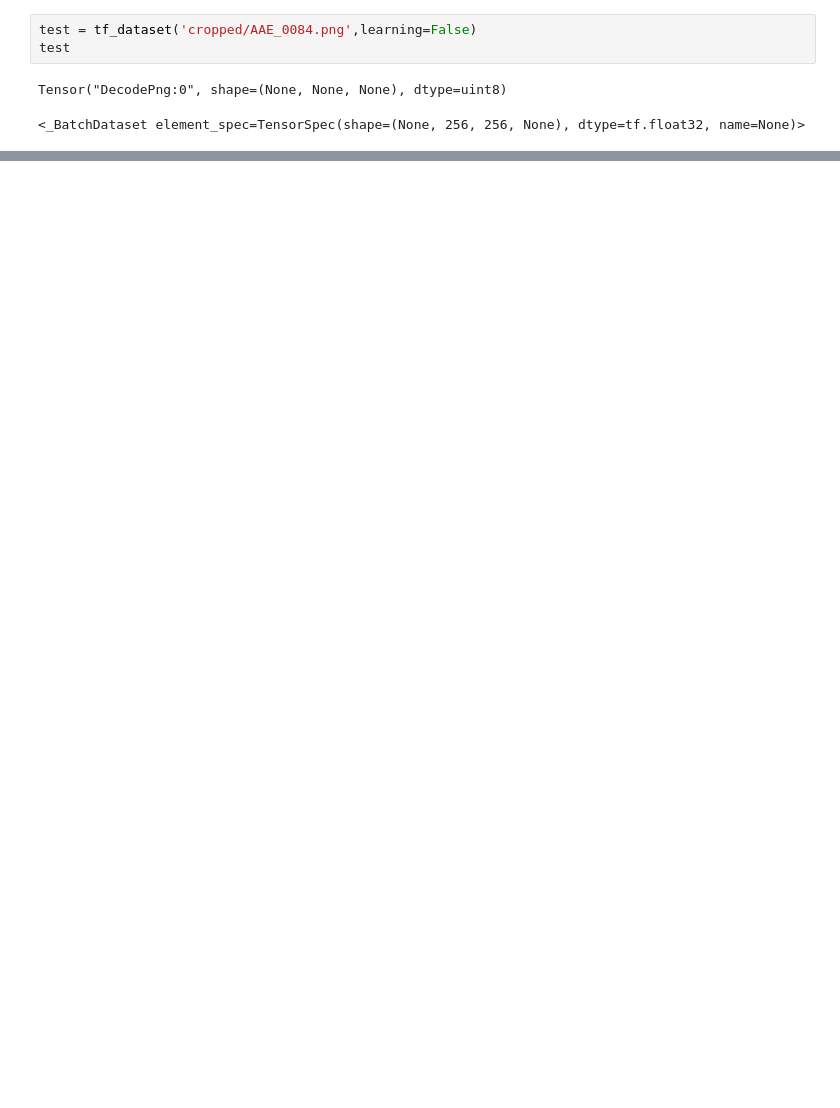
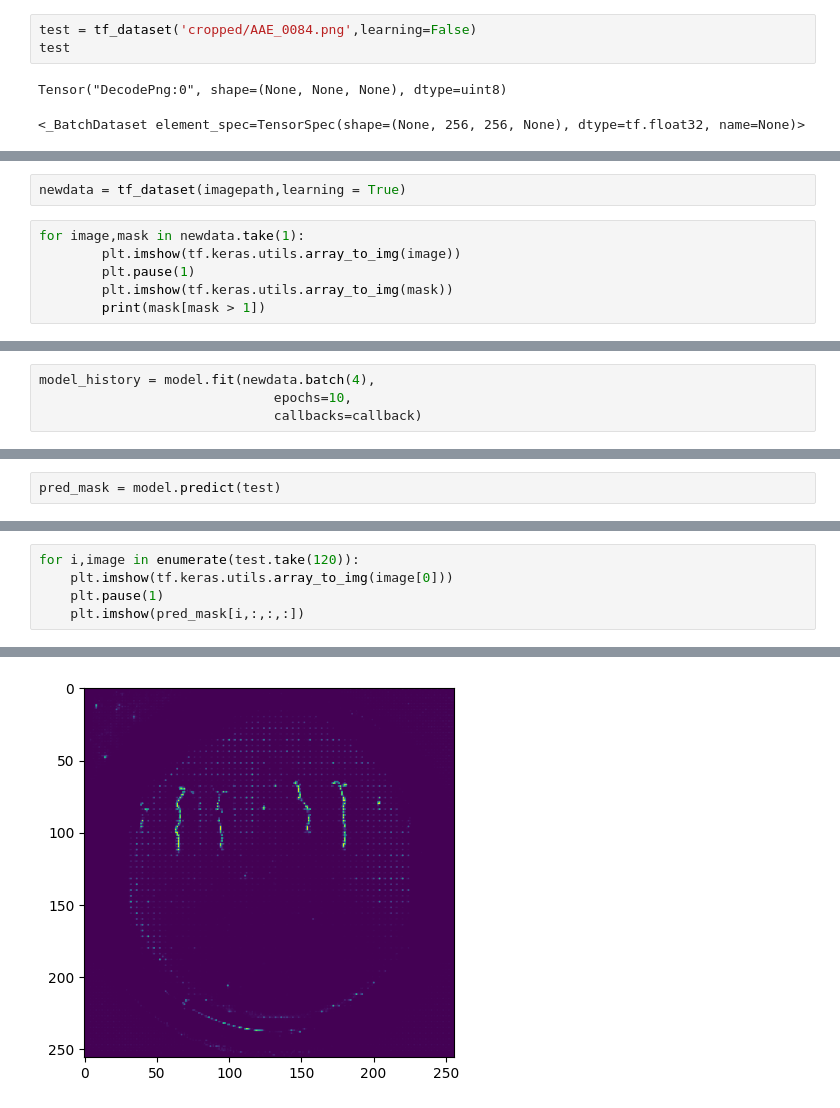
Before and after one commit to DeadArcadiy/SWWH, a Jupyter notebook: segmetation.ipynb, the cells around one changed output, grey strips where cells are left out. Drawn from its saved outputs; the diff is of its cells as text; blank space fills up the shorter version.

```diff
--- a/segmetation.ipynb
+++ b/segmetation.ipynb
@@ -240,0 +258,8 @@ plt.imshow(pred_mask[0,:,:,:])
+# %%
+newdata = tf_dataset(imagepath,learning = True)
+# %%
+for image,mask in newdata.take(1):
+        plt.imshow(tf.keras.utils.array_to_img(image))
+        plt.pause(1)
+        plt.imshow(tf.keras.utils.array_to_img(mask))
+        print(mask[mask > 1])
@@ -240,0 +270,4 @@ plt.imshow(pred_mask[0,:,:,:])
+# %%
+model_history = model.fit(newdata.batch(4),
+                              epochs=10,
+                              callbacks=callback)
@@ -240,0 +294,2 @@ plt.imshow(pred_mask[0,:,:,:])
+# %%
+pred_mask = model.predict(test)
@@ -240,0 +298,6 @@ plt.imshow(pred_mask[0,:,:,:])
+# %%
+for i,image in enumerate(test.take(120)):
+    plt.imshow(tf.keras.utils.array_to_img(image[0]))
+    plt.pause(1)
+    plt.imshow(pred_mask[i,:,:,:])
+# %% [output]
@@ -240,0 +305 @@ plt.imshow(pred_mask[0,:,:,:])
+[figure, added]
```
Also changed, not shown: parts of 13 cells of this notebook, 1 other file.
